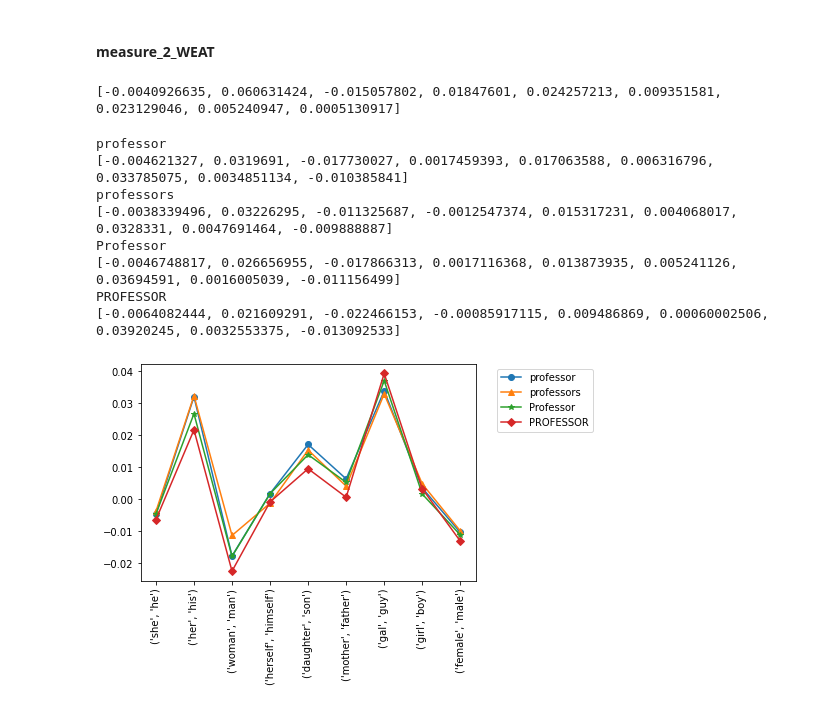
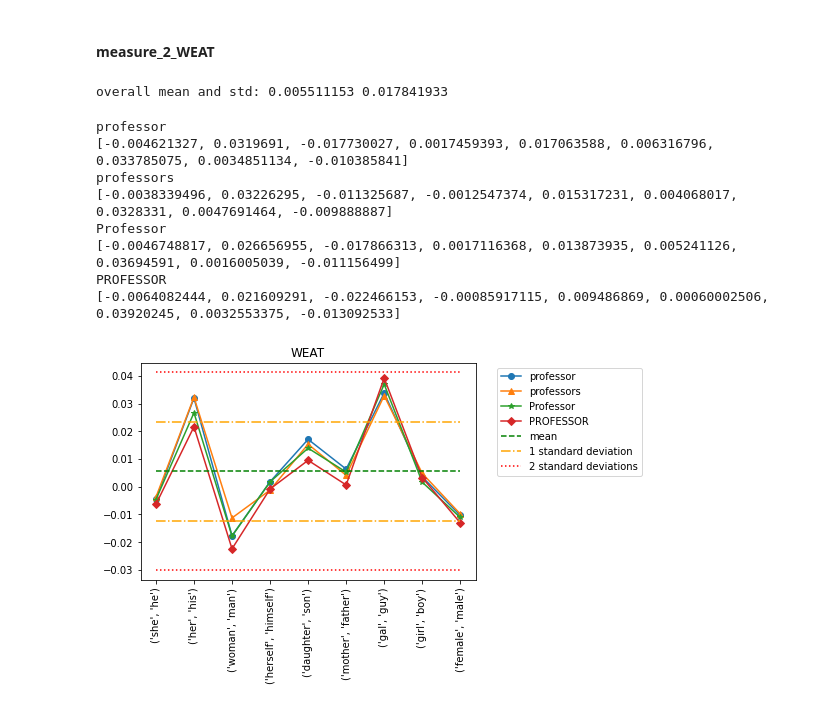
Before and after one commit to jiaxin18/bias_demo, a Jupyter notebook: construct_bias_score.ipynb, the cells around one changed output. Cells and saved outputs as stored; diff of their text form; code cells hidden in the pictures.

```diff
--- a/construct_bias_score.ipynb
+++ b/construct_bias_score.ipynb
@@ -607,14 +614,39 @@ def simsS(word):
 
     #print(sims_m2)
     for i in range(0,len(sims_m2)):
-        w.append(sims_fm2[i]-sims_m2[i])
+        #print(sims_fm2[i]+sims_m2[i])
+        #print(100000*np.std(sims_fm2[i]+sims_m2[i]))
+        #print(exact_mc_perm_test(sims_fm2,sims_m2))
+        w.append((sims_fm2[i]-sims_m2[i]))#/np.std(sims_fm2[i]+sims_m2[i]))
         #print(sims_fm2[i]-sims_m2[i])
+    #print(exact_mc_perm_test(sims_fm2,sims_m2))
     return w
-
-sco = simsS("professor")
-print(sco)
-# %% [output]
-[-0.0040926635, 0.060631424, -0.015057802, 0.01847601, 0.024257213, 0.009351581, 0.023129046, 0.005240947, 0.0005130917]
+# %%
+scores = []
+import pandas as pd
+# make list defining gender pairs
+# for measures & this list, + = female, - = male
+def_pairs = [('she','he'), ('her', 'his'), ('woman', 'man'),
+              ('herself', 'himself'),('daughter', 'son'), ('mother', 'father'), ('gal','guy'),
+              ('girl', 'boy'), ('female', 'male')]
+#print(def_pairs[0])
+#for w in def_pairs:
+    #print(w[1])
+
+for i in lim[52:]:
+
+        s = sims(i)
+        #print(sims(i))
+        #sent1 = w[0]+" is a "+i;
+        #sent2 = w[1]+" is a "+i;
+        #s= get_score_log(sent1,sent2)#bias_score("GGG is a XXX.", [w[0], w[1]], i)
+        scores= scores+s
+        #print(scores)
+weat_oa_mean = np.mean(scores)
+weat_oa_std = np.std(scores)
+print("overall mean and std:", weat_oa_mean, weat_oa_std)
+# %% [output]
+overall mean and std: 0.005511153 0.017841933
 # %%
 def_pairs = [('she','he'), ('her', 'his'), ('woman', 'man'),
               ('herself', 'himself'),('daughter', 'son'), ('mother', 'father'), ('gal','guy'),
@@ -641,36 +673,37 @@ length = len(def_pairs)
 x = np.arange(length)
 fig = plt.figure()
 ax = plt.subplot(111)
 graph_types = ["-o", "-^", "-*", "-D"]
 #scores = ["-3.0180273","-3.0180273","0.171636","-3.0180273","-3.0180273","-3.0180273","-3.0180273","-3.0180273","-3.0180273","-3.0180273"]
 #plt.plot(x, scores, graph_types[0], label = word)
 gword_list = prof_words("professor")
 for i,word in enumerate(gword_list):
     print(word)
     graph_type = graph_types[i]
     #plt.title("DB/WA")
     scores = sims(word)#([bias_score("GGG is a XXX.", [pair[0], pair[1]], word)[2] for pair in def_pairs])
     print(scores)
     plt.plot(x, scores, graph_types[i], label = word)
 
-#plt.plot(x, [oa_mean for i in range(length)], "g--", label = "mean")
-#plt.plot(x, [oa_mean-oa_std for i in range(length)], "-.",color = "orange", label = "1 standard deviation")
-#plt.plot(x, [oa_mean+oa_std for i in range(length)],  "-.",color = "orange", label =  "")
-#plt.plot(x, [oa_mean-2*oa_std for i in range(length)],  "r:", label = "2 standard deviations")
-#plt.plot(x, [oa_mean+2*oa_std for i in range(length)],  "r:", label = "")
+plt.title("WEAT")
+plt.plot(x, [weat_oa_mean for i in range(length)], "g--", label = "mean")
+plt.plot(x, [weat_oa_mean-weat_oa_std for i in range(length)], "-.",color = "orange", label = "1 standard deviation")
+plt.plot(x, [weat_oa_mean+weat_oa_std for i in range(length)],  "-.",color = "orange", label =  "")
+plt.plot(x, [weat_oa_mean-2*weat_oa_std for i in range(length)],  "r:", label = "2 standard deviations")
+plt.plot(x, [weat_oa_mean+2*weat_oa_std for i in range(length)],  "r:", label = "")
 plt.xticks(x, def_pairs, rotation='vertical')
 
 #if leg == True:
 plt.legend()
 ax.legend(bbox_to_anchor=(1.05, 1.0))
 plt.show()
 # %% [output]
 professor
 [-0.004621327, 0.0319691, -0.017730027, 0.0017459393, 0.017063588, 0.006316796, 0.033785075, 0.0034851134, -0.010385841]
 professors
 [-0.0038339496, 0.03226295, -0.011325687, -0.0012547374, 0.015317231, 0.004068017, 0.0328331, 0.0047691464, -0.009888887]
 Professor
 [-0.0046748817, 0.026656955, -0.017866313, 0.0017116368, 0.013873935, 0.005241126, 0.03694591, 0.0016005039, -0.011156499]
 PROFESSOR
 [-0.0064082444, 0.021609291, -0.022466153, -0.00085917115, 0.009486869, 0.00060002506, 0.03920245, 0.0032553375, -0.013092533]
-[figure, old version]
+[figure, new version]
```
Also changed, not shown: parts of 26 cells of this notebook.
